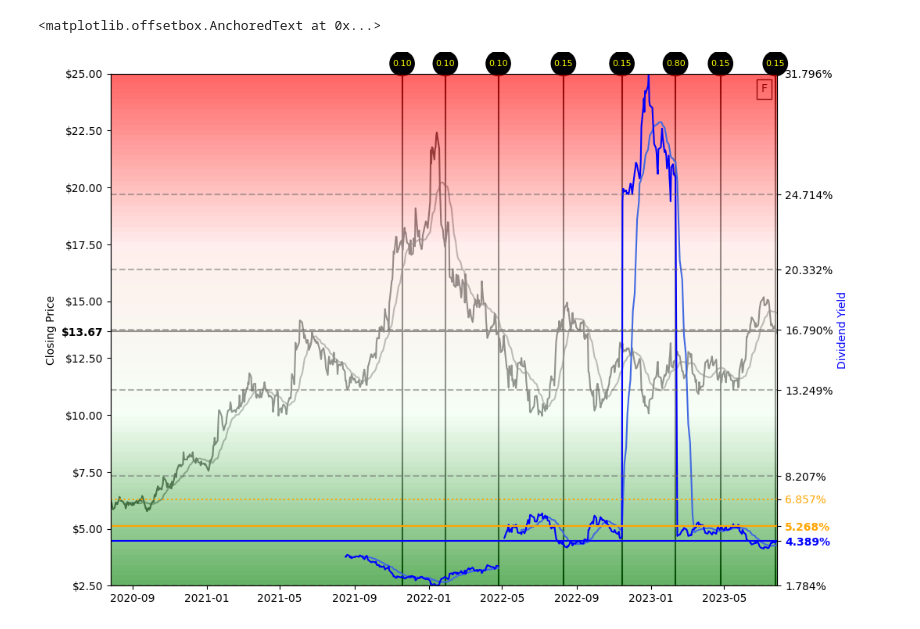
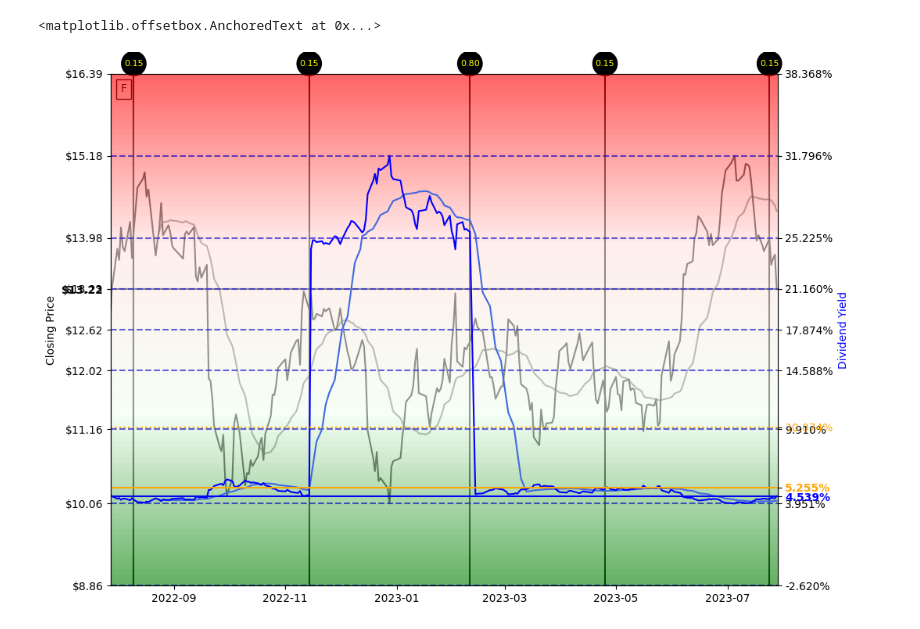
Before and after one commit to BonzoFestoon/jupyter-playground, a Jupyter notebook: yfinance/ford.ipynb, the cells around one changed output. Drawn from its saved outputs; the diff is of its cells as text; code cells hidden in the pictures.

```diff
--- a/yfinance/ford.ipynb
+++ b/yfinance/ford.ipynb
@@ -19,10 +19,10 @@ timePerYear = 4
 dividend_fill_limit = 66 ## trading days 20-ish if dividend is monthly
 
 # Define the number of years prior to the current date
-years_prior = 3
+years_prior = 1
 
 # Define fibonocci levels
-fib_levels = [0, 0.236, 0.382, 0.5, 0.618, 0.786, 1]
+fib_levels = [-0.236, 0, 0.236, 0.382, 0.5, 0.618, 0.786, 1, 1.236]
 # %%
 def get_summary_report(ticker_symbol):
     try:
@@ -110,8 +110,8 @@ def get_fibonacci_levels(high, low):
     # Fibonacci retracement levels
     diff = high - low
 
+    fibonacci_values = [ (high - level * diff) if level >= 0.0 and level <= 1.0 else (low + level * diff) for level in fib_levels]
 
-    fibonacci_values = [high - level * diff for level in fib_levels]
     return fibonacci_values
 # %%
 summary_data = get_summary_report(tickerSymbol)
@@ -151,7 +151,7 @@ start_date_str = start_date.strftime('%Y-%m-%d')
 tickerData = yf.Ticker(tickerSymbol)
 
 # Get the historical prices for this ticker
-tickerDf = tickerData.history(period='1d', start=start_date_str, end=current_date.strftime('%Y-%m-%d'))
+tickerDf = tickerData.history( start=start_date_str )
 # Get just dividend dataframes
 dividendsDf = tickerDf[tickerDf['Dividends'] != 0]
 
@@ -182,30 +182,31 @@ bm_yield = bm_tickerDf['Close'].iloc[-1]
 fig, ax1 = plt.subplots(figsize=(11, 8.5))
 ax2 = ax1.twinx()
 
+# Set the labels and colors for the y-axes
+ax1.set_ylabel('Closing Price', color='black')
+
 # Plot the data
 ax1.plot(tickerDf['Close'].rolling(window=20).mean(), color='dimgray')
 ax1.plot(tickerDf['Close'], color='black')
-ax2.plot(tickerDf['Dividend Yield'].rolling(window=20).mean(), color='royalblue')
-ax2.plot(tickerDf['Dividend Yield'], color='blue')
 
 # Set the limits of the x-axis
 ax1.set_xlim(start_date, current_date)
 
-# Fibonacci retracement levels
-high = tickerDf['Dividend Yield'].max()
-low = tickerDf['Dividend Yield'].min()
-fibonacci_values = get_fibonacci_levels(high, low)
 
-for level, value in zip(fib_levels, fibonacci_values):
-    ax2.axhline(value, linestyle='--', alpha=0.5, color='dimgray')
-    #ax2.text(start_date, value, f'{level:.2f} ({value:.2f}%)', color='dimgray', va='center')
 
-# Plot the Average yield
-avg_yield = tickerDf['Dividend Yield'].mean()
-ax2.axhline(avg_yield, linestyle=':', color='orange')
 
-# Plot the benchmark yield
-ax2.axhline(bm_yield, linestyle='-', color='orange')
+
+# Fibonacci retracement levels (price)
+high_price = tickerDf['Close'].max()
+low_price = tickerDf['Close'].min()
+fibonacci_values_price = get_fibonacci_levels(high_price, low_price)
+
+ax1.set_ylim(min(fibonacci_values_price), max(fibonacci_values_price))
+
+for level, value in zip(fib_levels, fibonacci_values_price):
+    ax1.axhline(value, linestyle='--', alpha=0.5, color='black')
+
+
 
 from matplotlib.font_manager import FontProperties
 bold_font = FontProperties(weight='bold')
@@ -213,7 +214,8 @@ bold_font = FontProperties(weight='bold')
 # Set ticks and add last closing
 last_close = tickerDf['Close'][-1]
 last_yield = tickerDf['Dividend Yield'][-1]
-y1ticks = [*ax1.get_yticks(), last_close]
+
+y1ticks = fibonacci_values_price + [ last_close]
 y1ticklabels = [f'${value:.2f}' for value in y1ticks]
 ax1.set_yticks(y1ticks, labels=y1ticklabels)
 
@@ -221,49 +223,71 @@ y1tick_labels = ax1.get_yticklabels()
 y1tick_labels[-1].set_font_properties(bold_font)
 
 ax1.axhline(last_close, linestyle='-', color='black')
-ax2.axhline(last_yield, linestyle='-', color='blue')
+
+
+# Fibonacci retracement levels (yield)
+high_yield = max(tickerDf['Dividend Yield'].max(), bm_yield)
+low_yield = min(tickerDf['Dividend Yield'].min(), bm_yield)
+
+
+fibonacci_values_yield = get_fibonacci_levels(high_yield, low_yield)
+ax2.set_ylim(min(fibonacci_values_yield), max(fibonacci_values_yield))
+
+for level, value in zip(fib_levels, fibonacci_values_yield):
+    ax2.axhline(value, linestyle='--', alpha=0.5, color='blue')
+    #ax2.text(start_date, value, f'{level:.2f} ({value:.2f}%)', color='dimgray', va='center')
+
+# Plot the historical yield
+ax2.plot(tickerDf['Dividend Yield'].rolling(window=20).mean(), color='royalblue')
+ax2.plot(tickerDf['Dividend Yield'], color='blue')
+
+avg_yield = tickerDf['Dividend Yield'].mean()
 
 # Set ticks for the average yield and fib levels
-y2ticks = fibonacci_values + [bm_yield, avg_yield, tickerDf['Dividend Yield'][-1]]
+y2ticks = fibonacci_values_yield + [bm_yield, avg_yield, tickerDf['Dividend Yield'][-1]]
 y2ticklabels = [f'{value:.3f}%' for value in y2ticks]
 ax2.set_yticks(y2ticks, labels=y2ticklabels)
 #ax2.text(start_date, avg_yield, f'{avg_yield:.2f}%', color='orange', va='center')
 
+# Plot the Average yield
+ax2.axhline(avg_yield, linestyle=':', color='orange')
+# Plot the benchmark yield
+ax2.axhline(bm_yield, linestyle='-', color='orange')
+# Plot the last yield
+ax2.axhline(last_yield, linestyle='-', color='blue')
+
 # Set the labels and colors for the y-axes
-ax1.set_ylabel('Closing Price', color='black')
 ax2.set_ylabel('Dividend Yield', color='blue')
 
 # Change the color of the last y-tick label
 y2tick_labels = ax2.get_yticklabels()
 y2tick_labels[-1].set_color('blue') # Yield based on last closing price
 y2tick_labels[-1].set_font_properties(bold_font)
 y2tick_labels[-2].set_color('orange') # Average yield
 y2tick_labels[-3].set_color('orange') # Benchmark yield
 y2tick_labels[-3].set_font_properties(bold_font)
 
 # Create a gradient colormap for the background
 colors = ['green','honeydew', 'mistyrose', 'red']
 cmap = LinearSegmentedColormap.from_list('gradient', colors)
 # Create an array for the gradient background
 gradient_data = np.linspace(0, 1, 100).reshape(1, -1)
 # Add the gradient background
-ax2.imshow(gradient_data.T, aspect='auto', cmap=cmap, extent=[start_date, current_date, high, low], alpha=0.6)
+ax2.imshow(gradient_data.T, aspect='auto', cmap=cmap, extent=[start_date, current_date, max(fibonacci_values_yield), min(fibonacci_values_yield)], alpha=0.6)
 
-# Flip the yeild axis as usually yield has an inverse relation to closing
-ax2.invert_yaxis()
 
 # Get the y-axis range
 bottom, top = ax1.get_ylim()
 
 # Add text annotations along the top of the chart
 for index, row in dividendsDf.iterrows():
     ax1.annotate(f"{row['Dividends']:.2f}", xy=(index, top), xytext=(0, 10), textcoords="offset pixels", annotation_clip=False, ha='center', fontsize=8, bbox=dict(boxstyle='circle', fc='black', ec='black'), color='yellow')
     ax1.axvline(x=index, color='black')
 
 # Add ticker symbol to chart
 from matplotlib.offsetbox import AnchoredText
-at = AnchoredText(tickerSymbol.capitalize(), loc='upper right', frameon=True)
+at = AnchoredText(tickerSymbol.capitalize(), loc='upper left', frameon=True)
 ax1.add_artist(at)
 # %% [output]
 <matplotlib.offsetbox.AnchoredText at 0x...>
-[figure, old version]
+[figure, new version]
```
Also changed, not shown: parts of 1 cell of this notebook.
